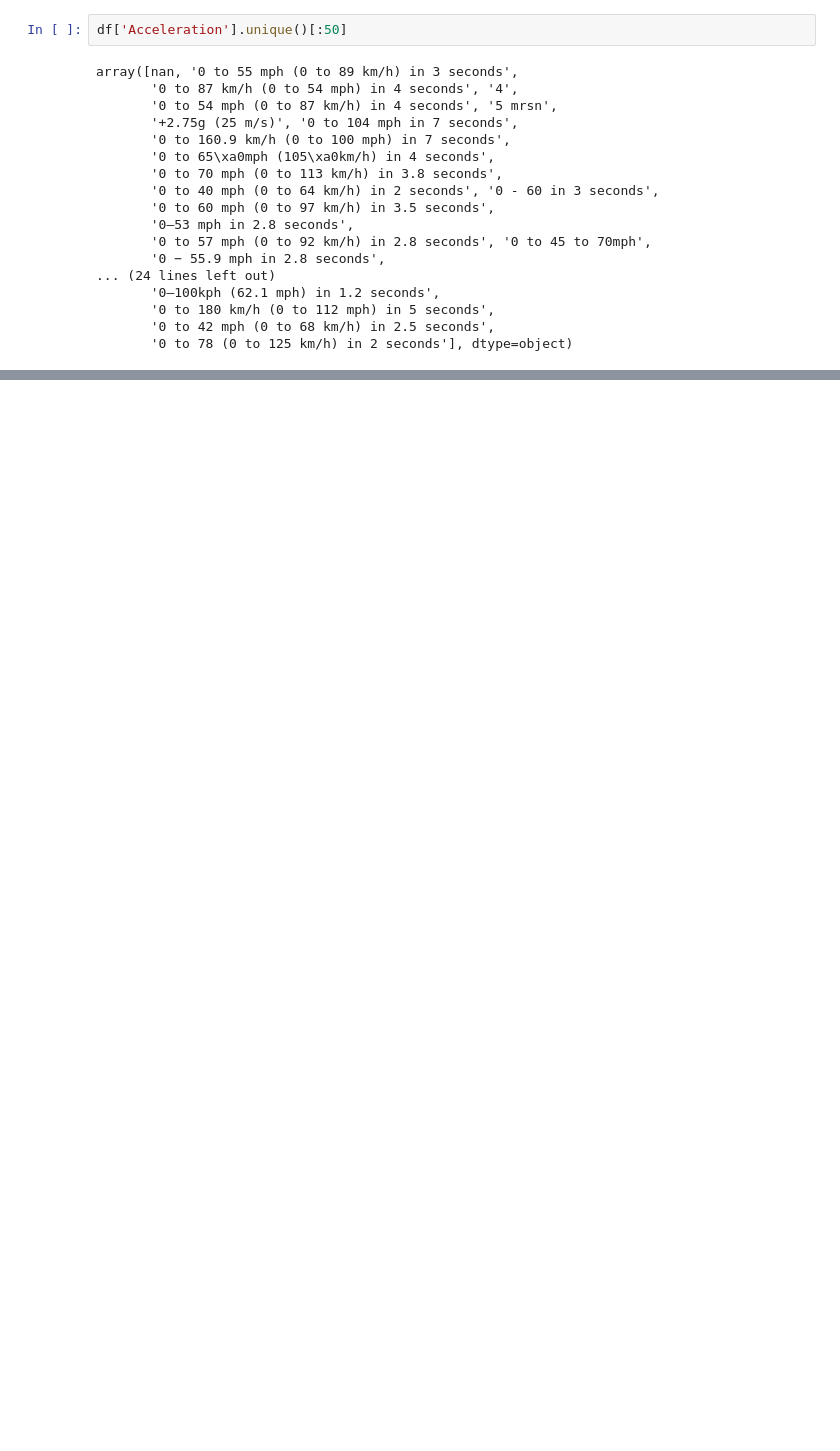
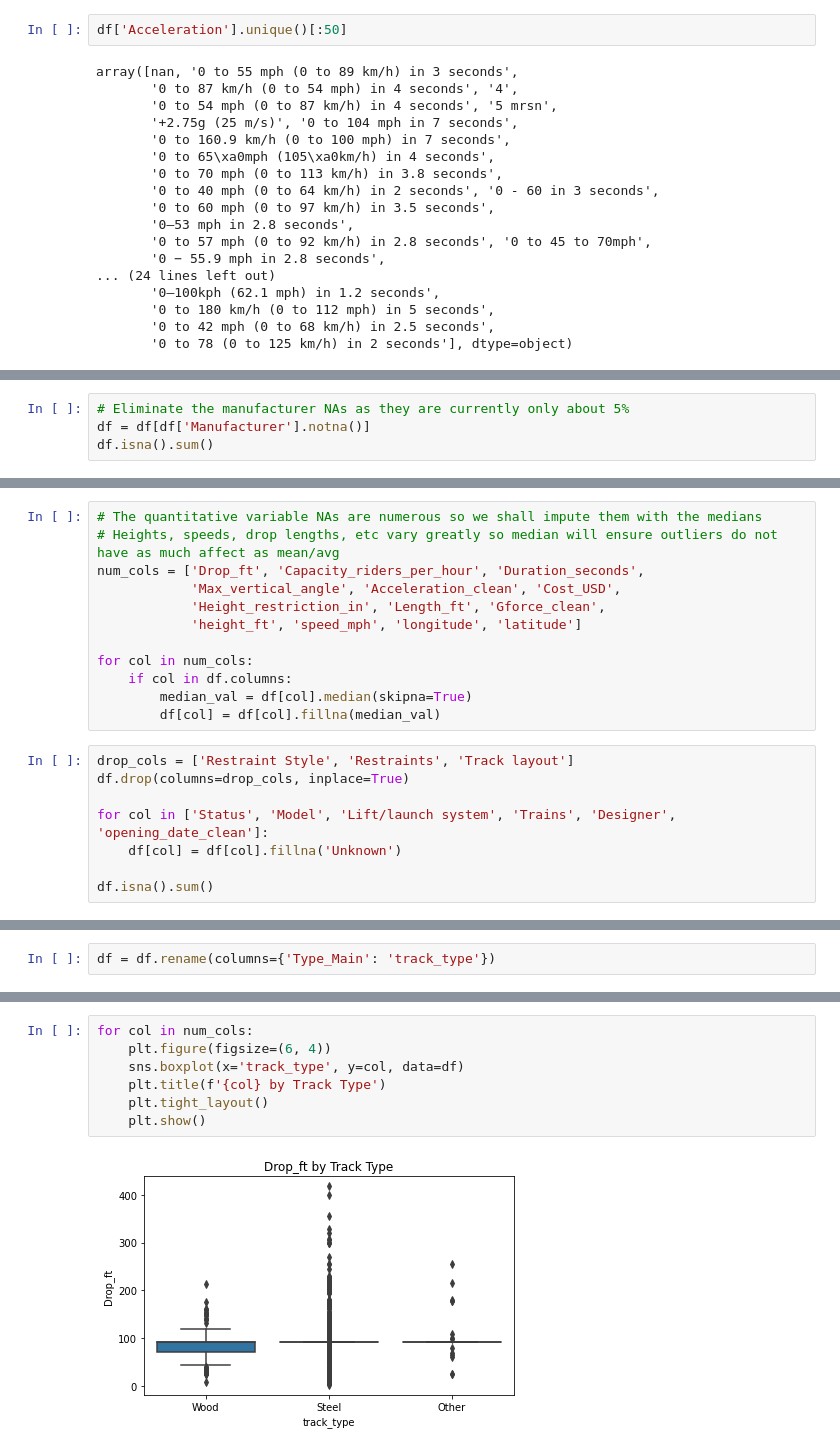
Before and after one commit to damienmha/coaster-classification, a Jupyter notebook: roller_coaster2.ipynb, the cells around one changed output, grey strips where cells are left out. Saved outputs shown, nothing was run; the diff lists cells and outputs as text; blank space fills up the shorter version.

```diff
--- a/roller_coaster2.ipynb
+++ b/roller_coaster2.ipynb
@@ -453,0 +735,4 @@ array([nan, '0 to 55 mph (0 to 89 km/h) in 3 seconds',
+# %%
+# Eliminate the manufacturer NAs as they are currently only about 5%
+df = df[df['Manufacturer'].notna()]
+df.isna().sum()
@@ -453,0 +761,20 @@ array([nan, '0 to 55 mph (0 to 89 km/h) in 3 seconds',
+# %%
+# The quantitative variable NAs are numerous so we shall impute them with the medians
+# Heights, speeds, drop lengths, etc vary greatly so median will ensure outliers do not have as much affect as mean/avg
+num_cols = ['Drop_ft', 'Capacity_riders_per_hour', 'Duration_seconds',
+            'Max_vertical_angle', 'Acceleration_clean', 'Cost_USD',
+            'Height_restriction_in', 'Length_ft', 'Gforce_clean',
+            'height_ft', 'speed_mph', 'longitude', 'latitude']
+
+for col in num_cols:
+    if col in df.columns:
+        median_val = df[col].median(skipna=True)
+        df[col] = df[col].fillna(median_val)
+# %%
+drop_cols = ['Restraint Style', 'Restraints', 'Track layout']
+df.drop(columns=drop_cols, inplace=True)
+
+for col in ['Status', 'Model', 'Lift/launch system', 'Trains', 'Designer', 'opening_date_clean']:
+    df[col] = df[col].fillna('Unknown')
+
+df.isna().sum()
@@ -453,0 +799,2 @@ array([nan, '0 to 55 mph (0 to 89 km/h) in 3 seconds',
+# %%
+df = df.rename(columns={'Type_Main': 'track_type'})
@@ -453,0 +840,9 @@ array([nan, '0 to 55 mph (0 to 89 km/h) in 3 seconds',
+# %%
+for col in num_cols:
+    plt.figure(figsize=(6, 4))
+    sns.boxplot(x='track_type', y=col, data=df)
+    plt.title(f'{col} by Track Type')
+    plt.tight_layout()
+    plt.show()
+# %% [output]
+[figure, added]
```
Also changed, not shown: parts of 59 cells of this notebook, 2 other files.
